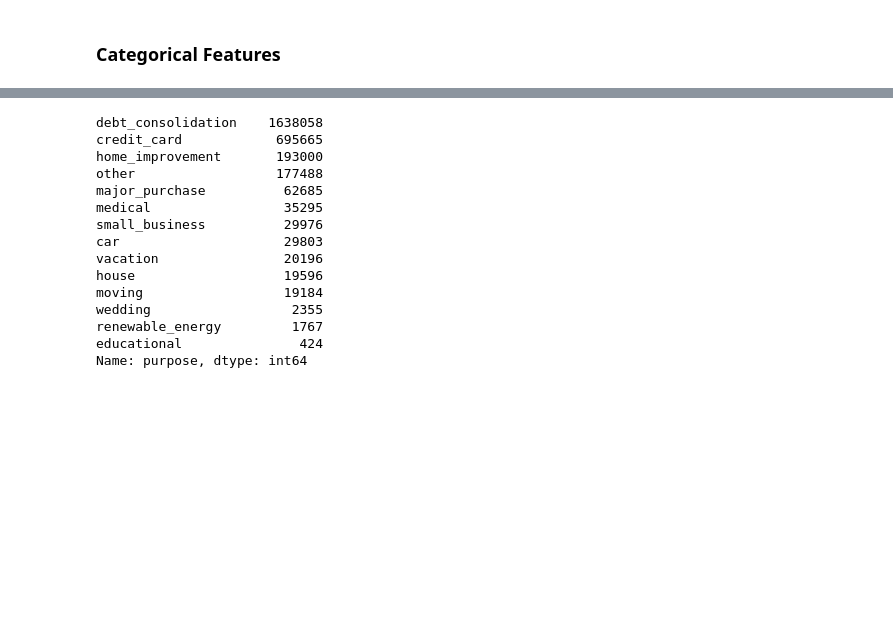
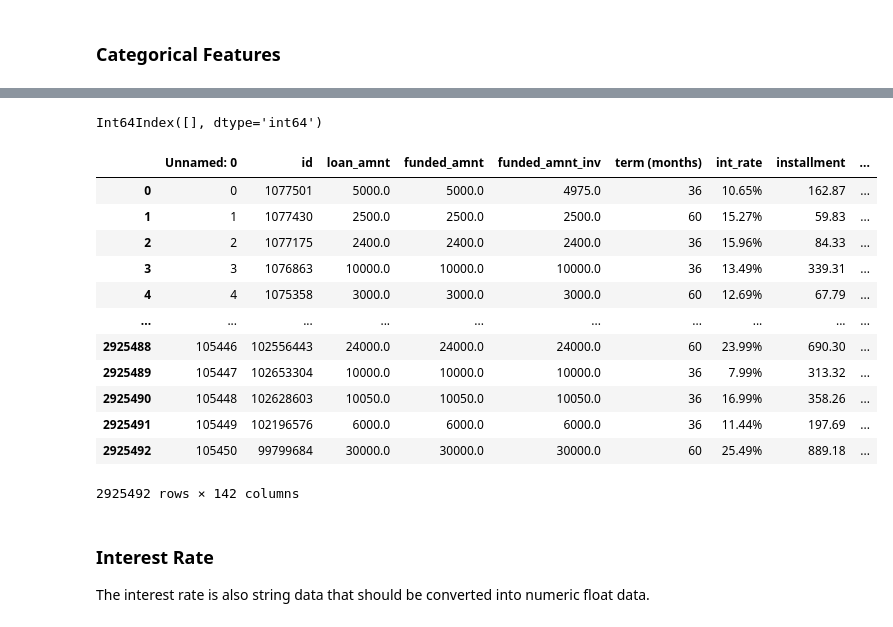
Before and after one commit to CompleteAlgoTrader/Springboard, a Jupyter notebook: notebooks/02 Data Wrangling - Lending Club Loan Default Rate.ipynb, the cells around one changed output, grey strips where cells are left out. Drawn from its saved outputs; the diff is of its cells as text; code cells hidden in the pictures; blank space fills up the shorter version.

```diff
--- a/notebooks/02 Data Wrangling - Lending Club Loan Default Rate.ipynb
+++ b/notebooks/02 Data Wrangling - Lending Club Loan Default Rate.ipynb
@@ -76,18 +148,23 @@ loan_data.select_dtypes('object').head()
 # %%
-df_scan.purpose.value_counts()
+# Confirm that there are no more null loan term observations
+print(loan_data[loan_data.term.isnull()].index)
+# Rename the column to specify the units
+loan_data.rename(columns={'term':'term (months)'})
 # %% [output]
-debt_consolidation    1638058
-credit_card            695665
-home_improvement       193000
-other                  177488
-major_purchase          62685
-medical                 35295
-small_business          29976
-car                     29803
-vacation                20196
-house                   19596
-moving                  19184
-wedding                  2355
-renewable_energy         1767
-educational               424
-Name: purpose, dtype: int64
+Int64Index([], dtype='int64')
+|  | Unnamed: 0 | id | loan_amnt | funded_amnt | funded_amnt_inv | term (months) | int_rate | installment | ... |
+| 0 | 0 | 1077501 | 5000.0 | 5000.0 | 4975.0 | 36 | 10.65% | 162.87 | ... |
+| 1 | 1 | 1077430 | 2500.0 | 2500.0 | 2500.0 | 60 | 15.27% | 59.83 | ... |
+| 2 | 2 | 1077175 | 2400.0 | 2400.0 | 2400.0 | 36 | 15.96% | 84.33 | ... |
+| 3 | 3 | 1076863 | 10000.0 | 10000.0 | 10000.0 | 36 | 13.49% | 339.31 | ... |
+| 4 | 4 | 1075358 | 3000.0 | 3000.0 | 3000.0 | 60 | 12.69% | 67.79 | ... |
+| ... | ... | ... | ... | ... | ... | ... | ... | ... | ... |
+| 2925488 | 105446 | 102556443 | 24000.0 | 24000.0 | 24000.0 | 60 | 23.99% | 690.30 | ... |
+| 2925489 | 105447 | 102653304 | 10000.0 | 10000.0 | 10000.0 | 36 | 7.99% | 313.32 | ... |
+| 2925490 | 105448 | 102628603 | 10050.0 | 10050.0 | 10050.0 | 36 | 16.99% | 358.26 | ... |
+| 2925491 | 105449 | 102196576 | 6000.0 | 6000.0 | 6000.0 | 36 | 11.44% | 197.69 | ... |
+| 2925492 | 105450 | 99799684 | 30000.0 | 30000.0 | 30000.0 | 60 | 25.49% | 889.18 | ... |
+2925492 rows × 142 columns
+# %% [markdown]
+### Interest Rate
+The interest rate is also string data that should be converted into numeric float data.
```
Also changed, not shown: parts of 11 cells of this notebook.
